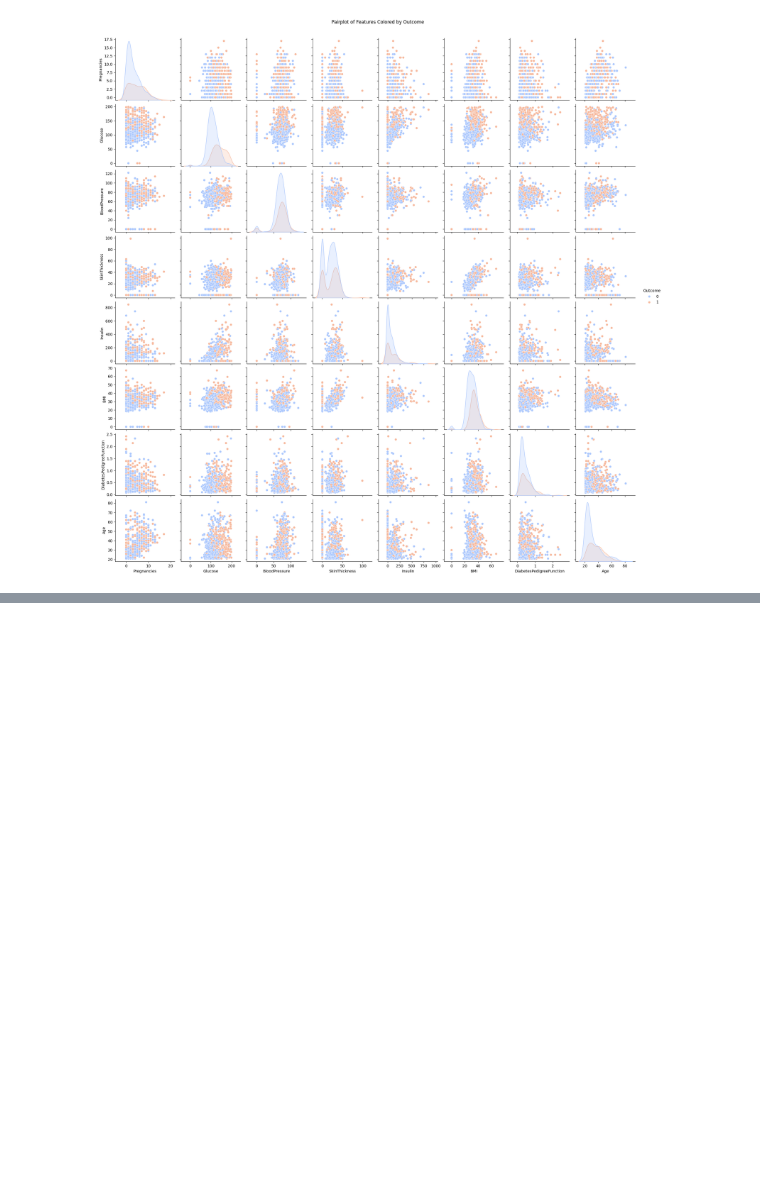
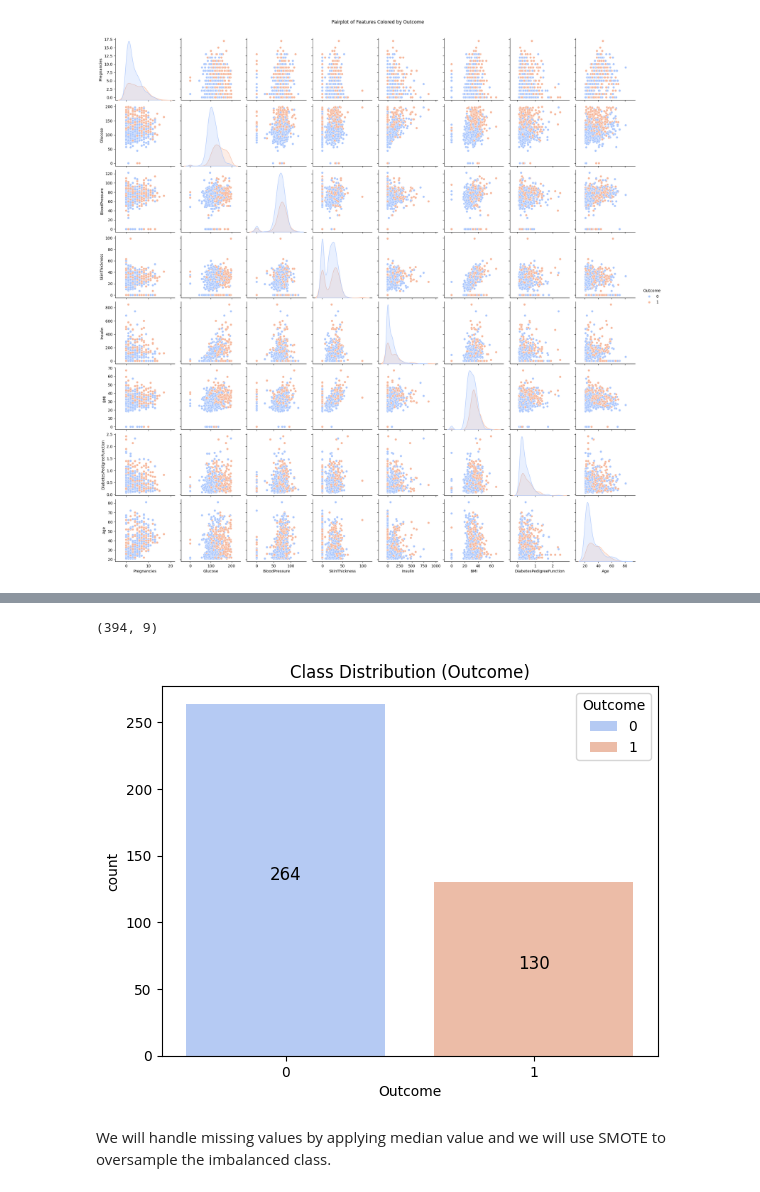
Before and after one commit to Amarnathe/Diabetes-Diagnostic-Predictor, a Jupyter notebook: notebooks/diabetes_classification_pipeline.ipynb, the cells around one changed output, grey strips where cells are left out. Cells and saved outputs as stored; diff of their text form; code cells hidden in the pictures; blank space fills up the shorter version.

```diff
--- a/notebooks/diabetes_classification_pipeline.ipynb
+++ b/notebooks/diabetes_classification_pipeline.ipynb
@@ -176,0 +212,10 @@ From the previous boxplot, it is clear that the primary outliers are from the "I
+# %%
+df_1 = df.copy()
+
+column_to_clean = ['Glucose', 'BloodPressure', 'BMI']
+for col in column_to_clean:
+    df_1[col] = df_1[col].replace(0, None) # df_cleaned['df_cleaned[col] > lower_bound) & (df_cleaned[col] < upper_bound]
+
+for col in ['SkinThickness', 'Insulin']:
+    df_1 = df_1[df_1[col] > 0]
+df_1.head()
@@ -176,0 +229,18 @@ From the previous boxplot, it is clear that the primary outliers are from the "I
+# %%
+df_1.shape
+# %% [output]
+(394, 9)
+# %%
+# Class distribution
+counts = df_1['Outcome'].value_counts()
+
+# Plot class distribution
+sns.countplot(x='Outcome', data=df_1, palette='coolwarm', hue='Outcome')
+plt.title('Class Distribution (Outcome)')
+plt.text(x=0, y=int(counts[0]/2), s=f"{counts[0]}", ha='center', fontsize=12)
+plt.text(x=1, y=int(counts[1]/2), s=f"{counts[1]}", ha='center', fontsize=12)
+plt.show()
+# %% [output]
+[figure, added]
+# %% [markdown]
+We will handle missing values by applying median value and we will use SMOTE to oversample the imbalanced class.
```
Also changed, not shown: parts of 17 cells of this notebook.
